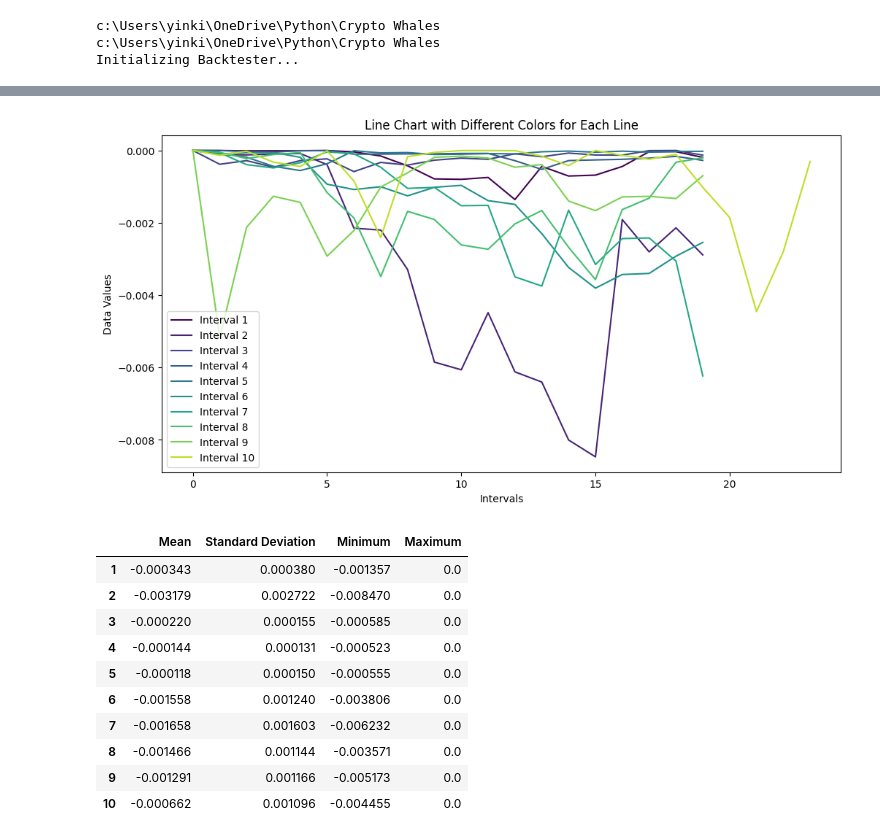
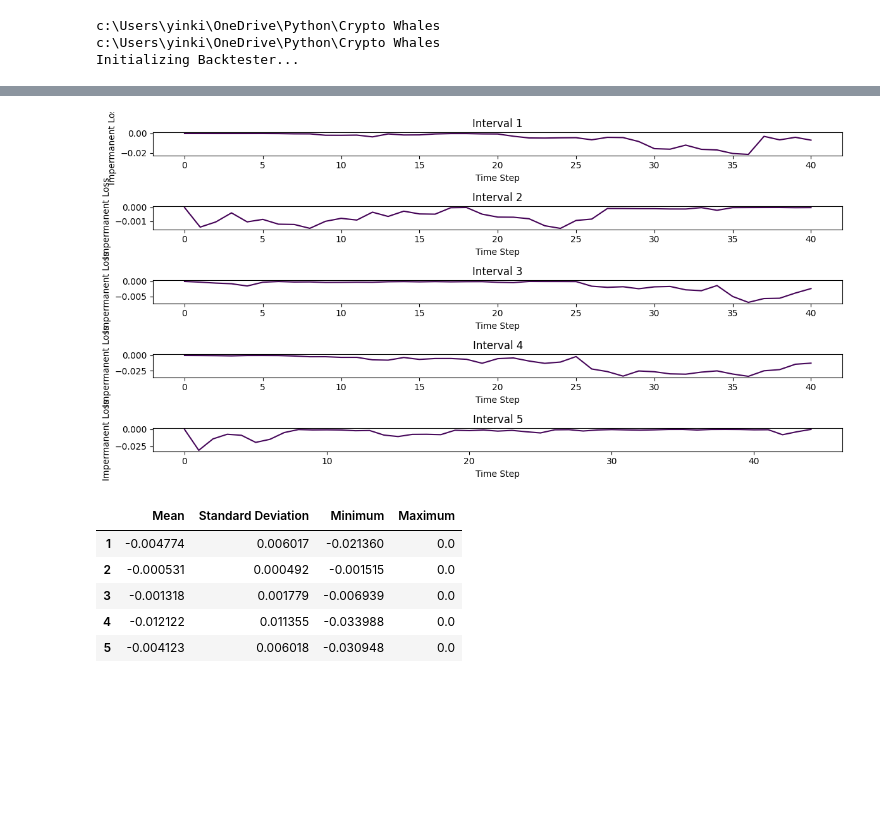
Before and after one commit to yinkiatho/ARIMA-GARCH-in-Uniswap-V3, a Jupyter notebook: src/main.ipynb, the cells around one changed output, grey strips where cells are left out. Drawn from its saved outputs; the diff is of its cells as text; code cells hidden in the pictures; blank space fills up the shorter version.

```diff
--- a/src/main.ipynb
+++ b/src/main.ipynb
@@ -45,9 +45,9 @@ plt.show()
 # %%
 # Simulating based on our desired parameters initial investment, number of individual windows and risk level
 
-risk_param = 0.90
+risk_param = 0.95
 initial_investment = 1000000
-windows = 10
+windows = 5
 
 results = simulator.simulate(windows, risk_param, initial_investment)
 # %% [output]
@@ -266,12 +199,13 @@ results.keys()
 
 # Generate x-axis values
 intervals = np.arange(1, windows + 1)
-
+colors = np.random.rand(len(intervals), 3)
 # Plotting APR Strategy
 fig, ax = plt.subplots(figsize=(12, 6))
 bar_width = 0.35
 bar_positions_strategy = intervals
-ax.bar(bar_positions_strategy, results['APR Strategy'], bar_width, label='APR Strategy', alpha=0.8)
+for i, (position, apr) in enumerate(zip(bar_positions_strategy, results['APR Strategy'])):
+    ax.bar(position, apr, bar_width, label=f'APR Strategy {i+1}', alpha=0.8, color=colors[i])
 #ax.bar(bar_positions_unbounded, results['APR Unbounded'], bar_width, label='APR Unbounded', alpha=0.8)
 ax.set_xlabel('Intervals')
 ax.set_ylabel('APR')
@@ -367,41 +331,35 @@ cumulative_results.plot.bar(figsize=(12, 6), rot=0, title='Cumulative Investment
 # %%
+
 IL = results['Impermanent Loss']
+#x_values = [i for i in range(1, windows + 1)]
+x_values = [i for i in range(sum([len(i) for i in IL]))]
+# Plotting
+fig, axs = plt.subplots(nrows=len(IL), figsize=(12, 6))
+colors = cm.viridis(range(len(IL)))
 
-x_values = [i for i in range(1, windows + 1)]
+for i, (ax, data) in enumerate(zip(axs, IL)):
+    ax.plot(data, color=colors[i])
+    ax.set_xlabel('Time Step')
+    ax.set_ylabel('Impermanent Loss')
+    ax.set_title(f'Interval {i + 1}')
 
-# Plotting
-fig, ax = plt.subplots(figsize=(12, 6))
-
-for i, data in enumerate(IL):
-    color = plt.cm.viridis(i / len(IL))  # Use a colormap to get different colors for each line
-    ax.plot(range(len(data)), data, label=f'Interval {i+1}', color=color)
-
-ax.set_xlabel('Intervals')
-ax.set_ylabel('Data Values')
-ax.set_title('Line Chart with Different Colors for Each Line')
-ax.legend()
-
+plt.tight_layout()
 plt.show()
 
 IL_Statistics = []
 for i in range(len(IL)):
     IL_Statistics.append([np.mean(IL[i]), np.std(IL[i]), np.min(IL[i]), np.max(IL[i])])
 
-IL_Statistics = pd.DataFrame(IL_Statistics, columns=['Mean', 'Standard Deviation', 'Minimum', 'Maximum'], index=x_values)
+IL_Statistics = pd.DataFrame(IL_Statistics, columns=['Mean', 'Standard Deviation', 'Minimum', 'Maximum'], index=[i for i in range(1, windows + 1)])
 IL_Statistics
 # %% [output]
-[figure, old version]
+[figure, new version]
 |  | Mean | Standard Deviation | Minimum | Maximum |
-| 1 | -0.000343 | 0.000380 | -0.001357 | 0.0 |
-| 2 | -0.003179 | 0.002722 | -0.008470 | 0.0 |
-| 3 | -0.000220 | 0.000155 | -0.000585 | 0.0 |
-| 4 | -0.000144 | 0.000131 | -0.000523 | 0.0 |
-| 5 | -0.000118 | 0.000150 | -0.000555 | 0.0 |
-| 6 | -0.001558 | 0.001240 | -0.003806 | 0.0 |
-| 7 | -0.001658 | 0.001603 | -0.006232 | 0.0 |
-| 8 | -0.001466 | 0.001144 | -0.003571 | 0.0 |
-| 9 | -0.001291 | 0.001166 | -0.005173 | 0.0 |
-| 10 | -0.000662 | 0.001096 | -0.004455 | 0.0 |
+| 1 | -0.004774 | 0.006017 | -0.021360 | 0.0 |
+| 2 | -0.000531 | 0.000492 | -0.001515 | 0.0 |
+| 3 | -0.001318 | 0.001779 | -0.006939 | 0.0 |
+| 4 | -0.012122 | 0.011355 | -0.033988 | 0.0 |
+| 5 | -0.004123 | 0.006018 | -0.030948 | 0.0 |
 # %%
 # Pie Chart of Fees Earned, dont really say much
 fees = results['Fee USD']
```
Also changed, not shown: parts of 10 cells of this notebook, 10 other files.
